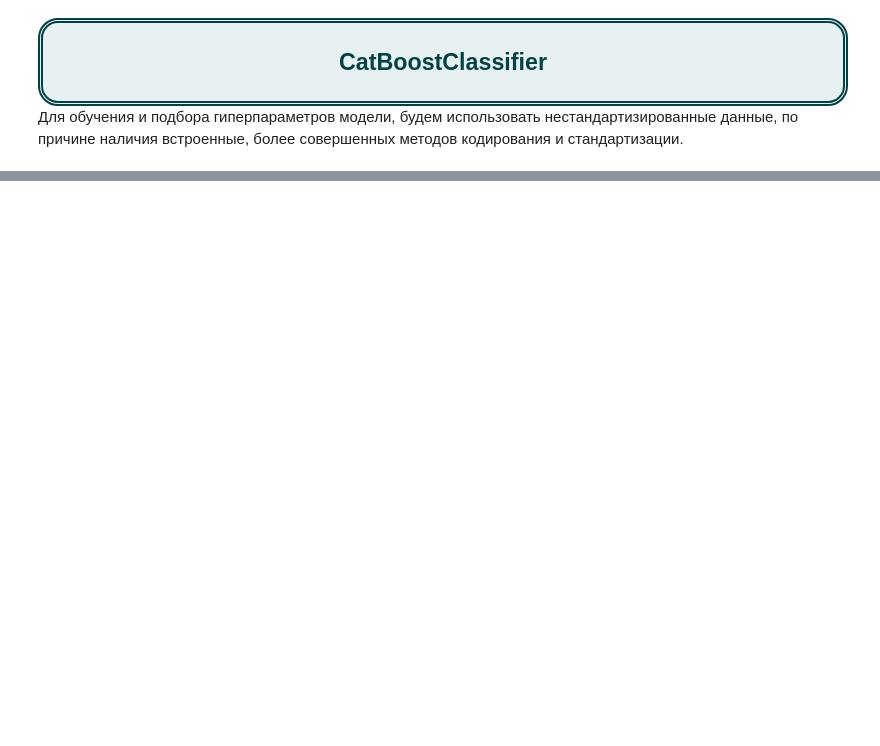
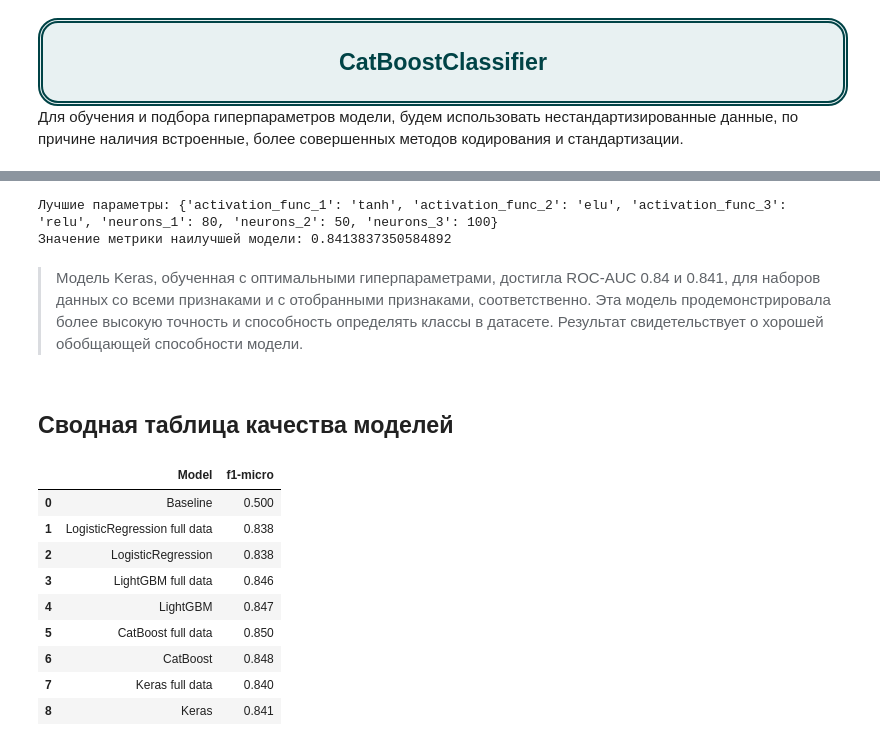
Before and after one commit to Denis-Mukhanov/client-churn-prediction, a Jupyter notebook: client_churn_prediction.ipynb, the cells around one changed output, grey strips where cells are left out. Cells and saved outputs as stored; diff of their text form; code cells hidden in the pictures; blank space fills up the shorter version.

```diff
--- a/client_churn_prediction.ipynb
+++ b/client_churn_prediction.ipynb
@@ -1248,0 +1505,38 @@ output_results(trial_cb)
+# %%
+# вывод результатов
+best_trial_k = study_k.best_trial
+print(f'Лучшие параметры: {best_trial_k.params}')
+print(f'Значение метрики наилучшей модели: {best_trial_k.value}')
+# %% [output]
+Лучшие параметры: {'activation_func_1': 'tanh', 'activation_func_2': 'elu', 'activation_func_3': 'relu', 'neurons_1': 80, 'neurons_2': 50, 'neurons_3': 100}
+Значение метрики наилучшей модели: 0.8413837350584892
+# %% [markdown]
+>Модель Keras, обученная с оптимальными гиперпараметрами, достигла ROC-AUC 0.84 и 0.841, для наборов данных со всеми признаками и с отобранными признаками, соответственно. Эта модель продемонстрировала более высокую точность и способность определять классы в датасете. Результат свидетельствует о хорошей обобщающей способности модели.
+# %% [markdown]
+## Сводная таблица качества моделей
+# %%
+data = {
+    'Model': ['Baseline',
+              'LogisticRegression full data',
+              'LogisticRegression',
+              'LightGBM  full data',
+              'LightGBM',
+              'CatBoost full data',
+              'CatBoost',
+              'Keras full data',
+              'Keras'],
+    'f1-micro': [0.5, 0.838, 0.838, 0.846, 0.847, 0.85, 0.848, 0.84, 0.841]
+
+}
+display(pd.DataFrame(data))
+# %% [output]
+|  | Model | f1-micro |
+| 0 | Baseline | 0.500 |
+| 1 | LogisticRegression full data | 0.838 |
+| 2 | LogisticRegression | 0.838 |
+| 3 | LightGBM full data | 0.846 |
+| 4 | LightGBM | 0.847 |
+| 5 | CatBoost full data | 0.850 |
+| 6 | CatBoost | 0.848 |
+| 7 | Keras full data | 0.840 |
+| 8 | Keras | 0.841 |
```
Also changed, not shown: parts of 44 cells of this notebook.
